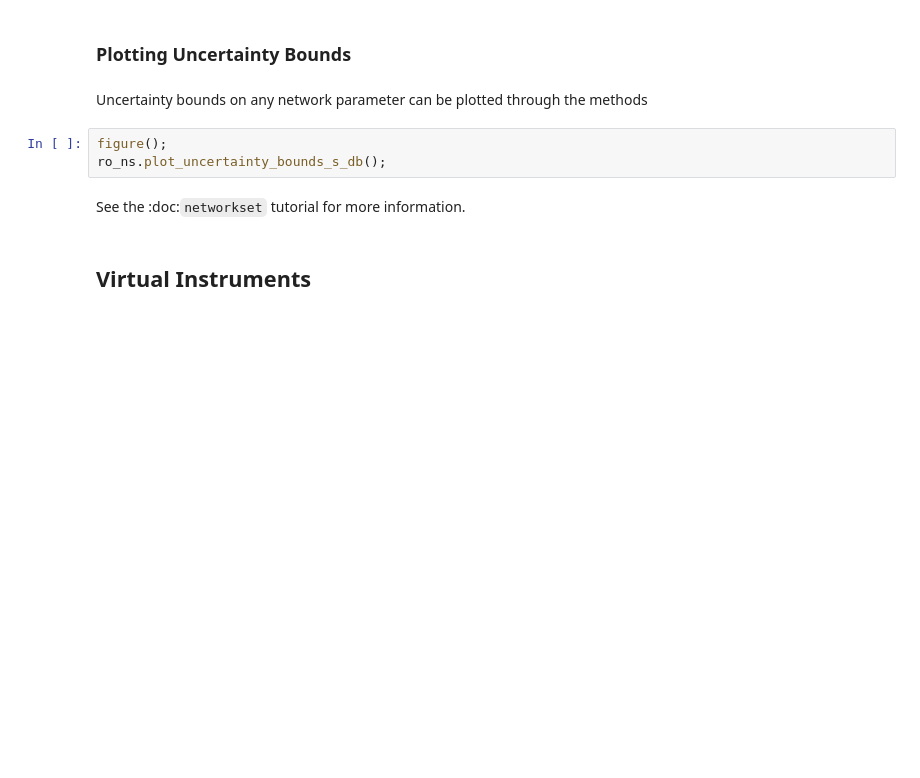
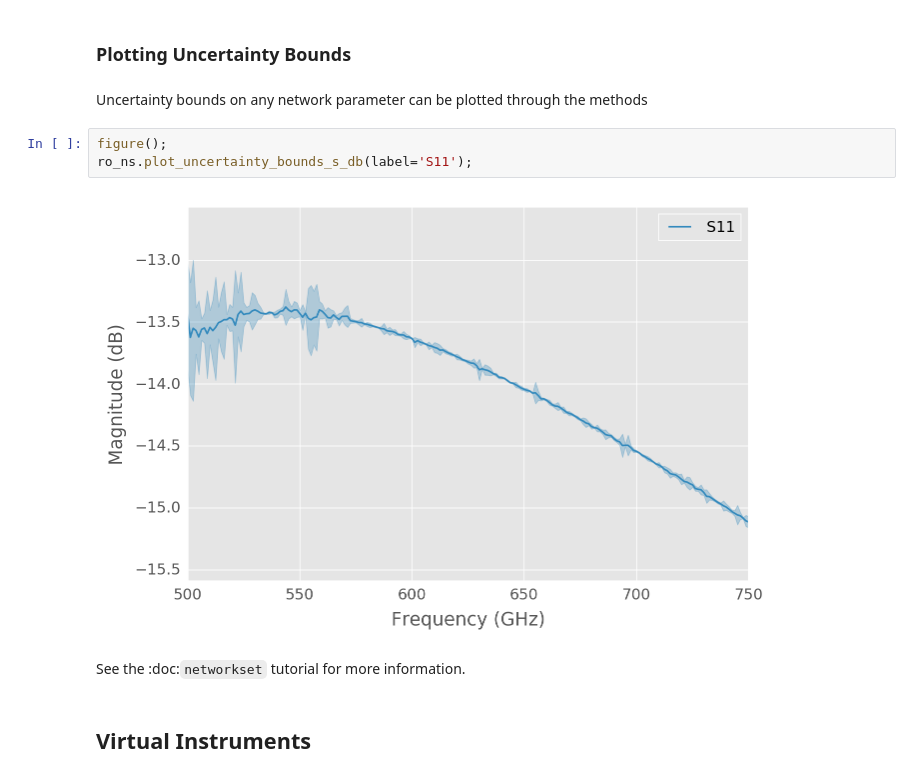
Before and after one commit to scikit-rf/scikit-rf, a Jupyter notebook: doc/source/tutorials/Introduction.ipynb, the cells around one changed output. Drawn from its saved outputs; the diff is of its cells as text; blank space fills up the shorter version.

```diff
--- a/doc/source/tutorials/Introduction.ipynb
+++ b/doc/source/tutorials/Introduction.ipynb
@@ -155,7 +169,9 @@ title('Standard Deviation of RO');
 Uncertainty bounds on any network parameter can be plotted through the methods
 # %%
 figure();
-ro_ns.plot_uncertainty_bounds_s_db();
+ro_ns.plot_uncertainty_bounds_s_db(label='S11');
+# %% [output]
+[figure, added]
 # %% [markdown]
 See the :doc:`networkset` tutorial for more information.
 # %% [markdown]
```
Also changed, not shown: parts of 30 cells of this notebook, 4 other files.
